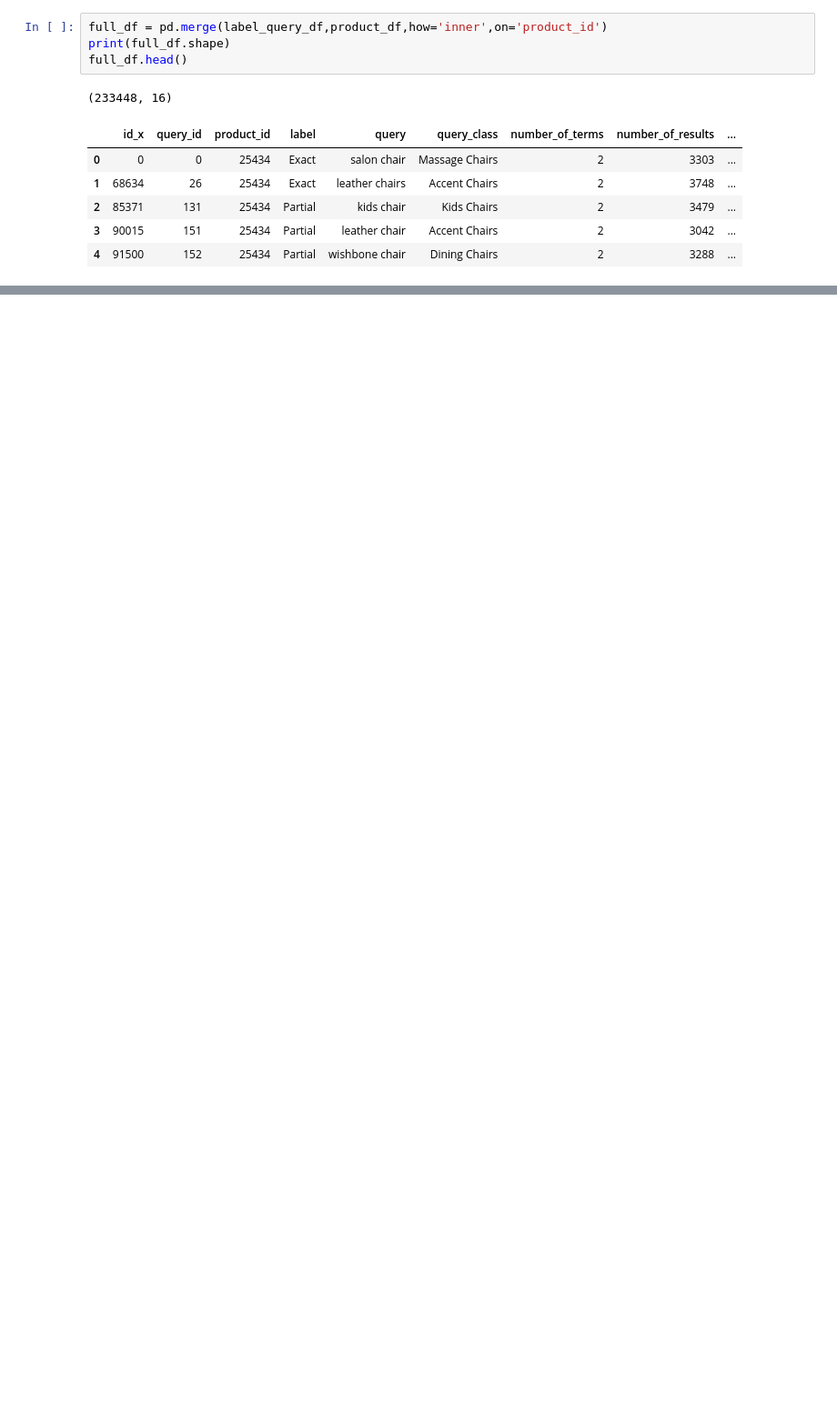
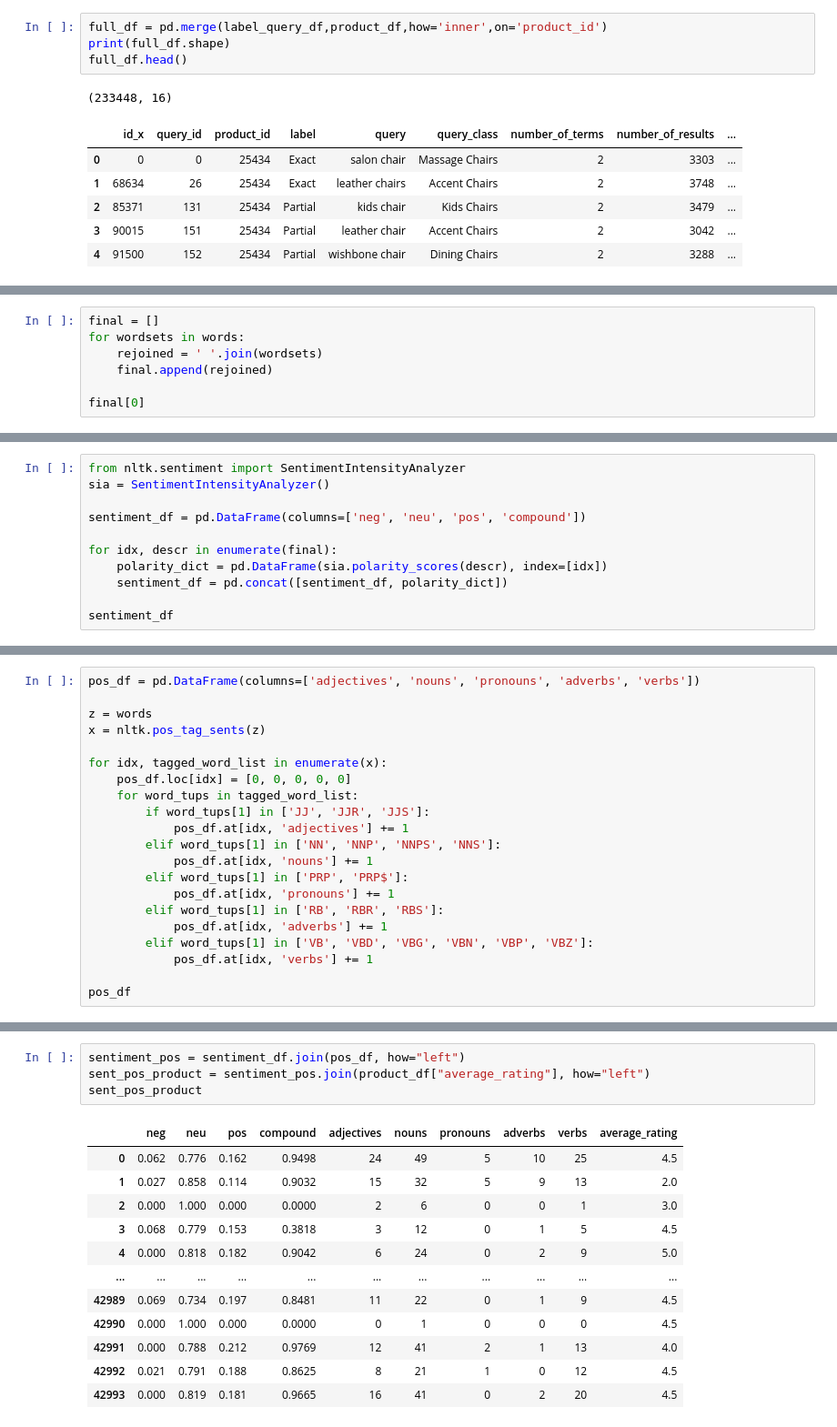
Before and after one commit to jforster19/Data620, a Jupyter notebook: Final Project.ipynb, the cells around one changed output, grey strips where cells are left out. Shown at 91% size. Drawn from its saved outputs; the diff is of its cells as text; blank space fills up the shorter version.

```diff
--- a/Final Project.ipynb
+++ b/Final Project.ipynb
@@ -202,0 +284,7 @@ full_df.head()
+# %%
+final = []
+for wordsets in words:
+    rejoined = ' '.join(wordsets)
+    final.append(rejoined)
+
+final[0]
@@ -202,0 +295,11 @@ full_df.head()
+# %%
+from nltk.sentiment import SentimentIntensityAnalyzer
+sia = SentimentIntensityAnalyzer()
+
+sentiment_df = pd.DataFrame(columns=['neg', 'neu', 'pos', 'compound'])
+
+for idx, descr in enumerate(final):
+    polarity_dict = pd.DataFrame(sia.polarity_scores(descr), index=[idx])
+    sentiment_df = pd.concat([sentiment_df, polarity_dict])
+
+sentiment_df
@@ -202,0 +322,21 @@ full_df.head()
+# %%
+pos_df = pd.DataFrame(columns=['adjectives', 'nouns', 'pronouns', 'adverbs', 'verbs'])
+
+z = words
+x = nltk.pos_tag_sents(z)
+
+for idx, tagged_word_list in enumerate(x):
+    pos_df.loc[idx] = [0, 0, 0, 0, 0]
+    for word_tups in tagged_word_list:
+        if word_tups[1] in ['JJ', 'JJR', 'JJS']:
+            pos_df.at[idx, 'adjectives'] += 1
+        elif word_tups[1] in ['NN', 'NNP', 'NNPS', 'NNS']:
+            pos_df.at[idx, 'nouns'] += 1
+        elif word_tups[1] in ['PRP', 'PRP$']:
+            pos_df.at[idx, 'pronouns'] += 1
+        elif word_tups[1] in ['RB', 'RBR', 'RBS']:
+            pos_df.at[idx, 'adverbs'] += 1
+        elif word_tups[1] in ['VB', 'VBD', 'VBG', 'VBN', 'VBP', 'VBZ']:
+            pos_df.at[idx, 'verbs'] += 1
+
+pos_df
@@ -202,0 +359,17 @@ full_df.head()
+# %%
+sentiment_pos = sentiment_df.join(pos_df, how="left")
+sent_pos_product = sentiment_pos.join(product_df["average_rating"], how="left")
+sent_pos_product
+# %% [output]
+|  | neg | neu | pos | compound | adjectives | nouns | pronouns | adverbs | verbs | average_rating |
+| 0 | 0.062 | 0.776 | 0.162 | 0.9498 | 24 | 49 | 5 | 10 | 25 | 4.5 |
+| 1 | 0.027 | 0.858 | 0.114 | 0.9032 | 15 | 32 | 5 | 9 | 13 | 2.0 |
+| 2 | 0.000 | 1.000 | 0.000 | 0.0000 | 2 | 6 | 0 | 0 | 1 | 3.0 |
+| 3 | 0.068 | 0.779 | 0.153 | 0.3818 | 3 | 12 | 0 | 1 | 5 | 4.5 |
+| 4 | 0.000 | 0.818 | 0.182 | 0.9042 | 6 | 24 | 0 | 2 | 9 | 5.0 |
+| ... | ... | ... | ... | ... | ... | ... | ... | ... | ... | ... |
+| 42989 | 0.069 | 0.734 | 0.197 | 0.8481 | 11 | 22 | 0 | 1 | 9 | 4.5 |
+| 42990 | 0.000 | 1.000 | 0.000 | 0.0000 | 0 | 1 | 0 | 0 | 0 | 4.5 |
+| 42991 | 0.000 | 0.788 | 0.212 | 0.9769 | 12 | 41 | 2 | 1 | 13 | 4.0 |
+| 42992 | 0.021 | 0.791 | 0.188 | 0.8625 | 8 | 21 | 1 | 0 | 12 | 4.5 |
+| 42993 | 0.000 | 0.819 | 0.181 | 0.9665 | 16 | 41 | 0 | 2 | 20 | 4.5 |
```
Also changed, not shown: parts of 31 cells of this notebook.
